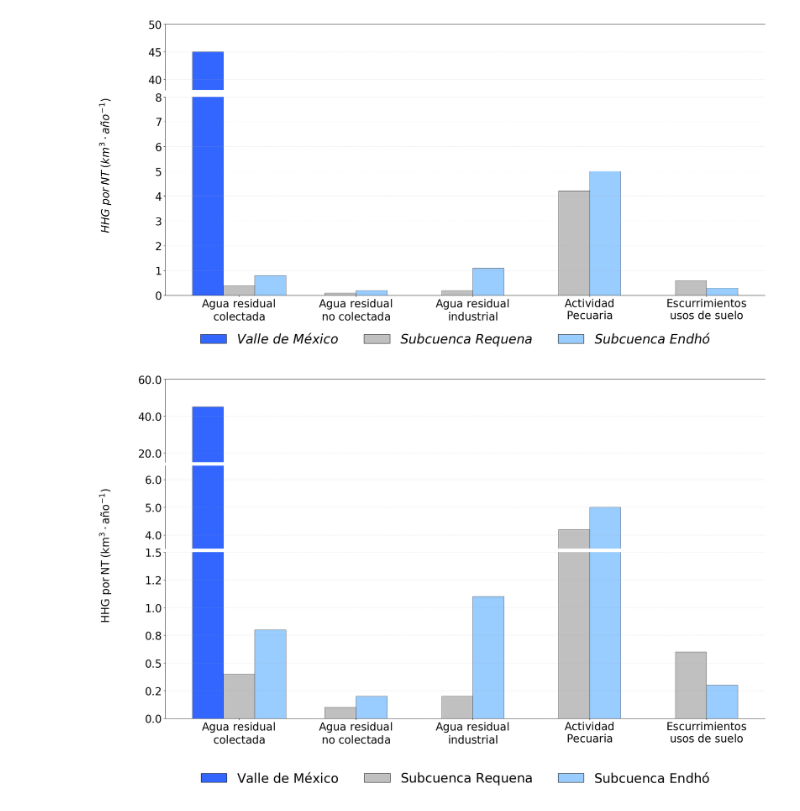
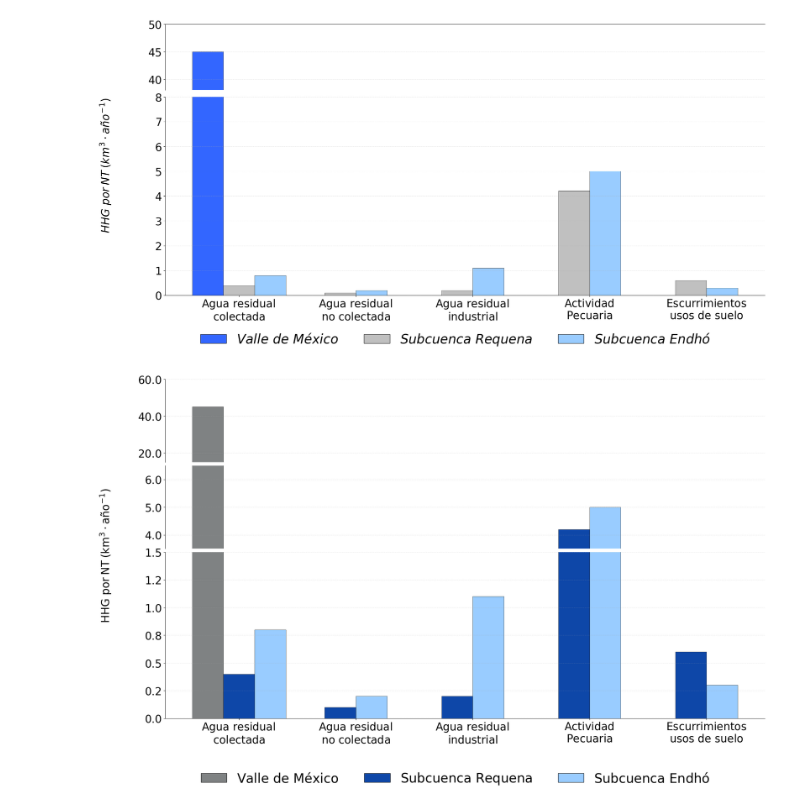
Before and after one commit to OmarURP/Backend, a Jupyter notebook: Grafica_1.ipynb, the cells around one changed output. Drawn from its saved outputs; the diff is of its cells as text; code cells hidden in the pictures.

```diff
--- a/Grafica_1.ipynb
+++ b/Grafica_1.ipynb
@@ -290,7 +290,7 @@ ancho_barra = ancho_total / len(modelos)
 indices = np.arange(len(benchmarks))
 
 # Colores personalizados para cada modelo
-colores = ['#3366FF', '#C0C0C0', '#99CCFF', '#DDDDDD', '#E6F0FF']
+colores = ["#7F8283", "#0E47A8", '#99CCFF', '#DDDDDD', '#E6F0FF']
 
 # Dibujar barras en los tres ejes
 for i, benchmark_idx in enumerate(indices):
@@ -320,6 +320,7 @@ ax_bottom.set_ylim(0, 1.5)    # Parte inferior para valores de 0-1
 
 # Ocultar spines para crear el efecto de continuidad
 ax_top.spines['bottom'].set_visible(False)
+ax_top.spines['top'].set_visible(False)  # Ocultar línea superior del eje X
 ax_middle.spines['top'].set_visible(False)
 ax_middle.spines['bottom'].set_visible(False)
 ax_bottom.spines['top'].set_visible(False)
@@ -369,31 +370,31 @@ ax_bottom.grid(axis='y', linestyle='--', alpha=0.3)
 # Configurar etiquetas del eje X solo en el gráfico inferior
 ax_bottom.set_xticks(indices)
 ax_bottom.set_xticklabels(benchmarks, fontsize=25, ha='center')
 
 # Etiqueta del eje Y (centrada entre los tres subplots)
 fig.text(0.04, 0.5, r'$\mathrm{HHG\ por\:NT\:(km^3 \cdot año^{-1})}$',
          va='center', rotation='vertical', fontsize=25)
 
 # Configurar estilos de barras para la leyenda
 elementos_leyenda = []
 for modelo, color in zip(modelos, colores):
     elementos_leyenda.append(Patch(facecolor=color, edgecolor='black', label=modelo))
 
 # Añadir leyenda
 fig.legend(handles=elementos_leyenda, loc='lower center', bbox_to_anchor=(0.5, -0.02),
           ncol=len(modelos), frameon=False, fontsize=30)
 
 # Añadir subtítulos debajo de los nombres de benchmarks
 for i, (benchmark, subtitulo) in enumerate(zip(benchmarks, subtitulos)):
     ax_bottom.text(i, -0.3, subtitulo, ha='center', fontsize=10)
 
 # Ajustar el layout
 plt.subplots_adjust(bottom=0.15)
 
 # Guardar la figura con fondo transparente
 plt.savefig('comparativa_modelos.png', dpi=300, bbox_inches='tight', transparent=True)
 
 # Mostrar gráfica
 plt.show()
 # %% [output]
-[figure, old version]
+[figure, new version]
```
Also changed, not shown: parts of 2 cells of this notebook, 1 other file.
